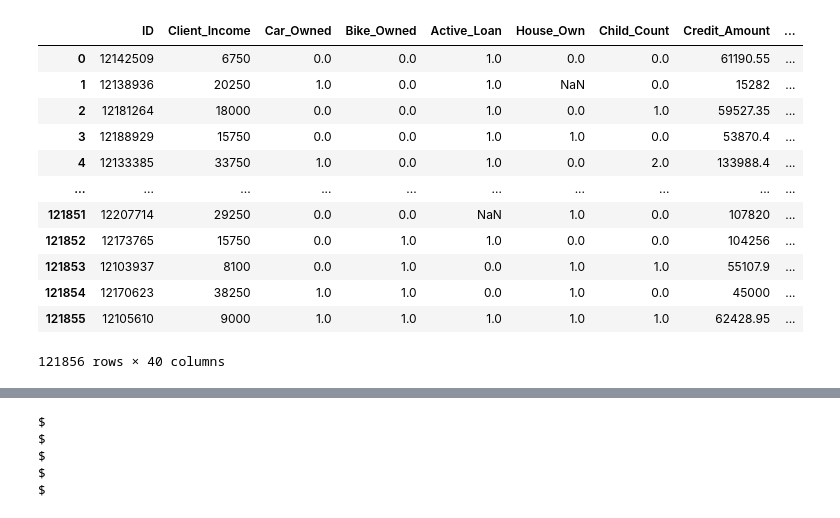
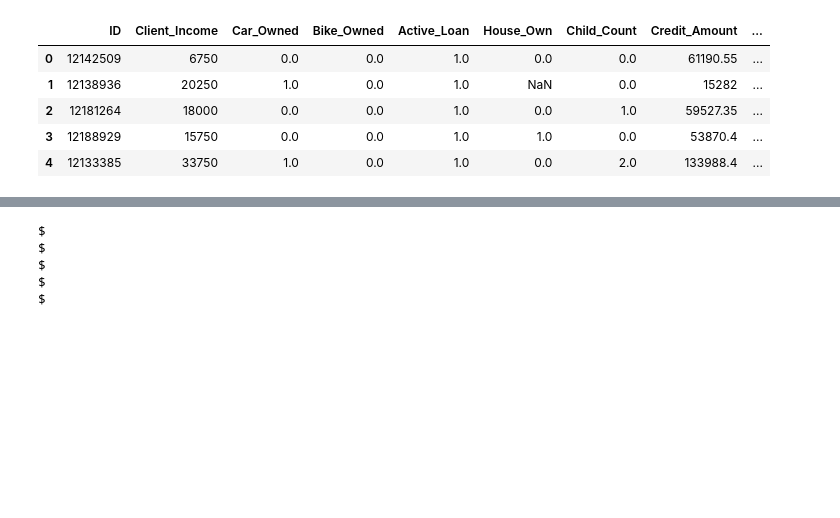
Before and after one commit to ahmetdzdrr/LogisticRegressionAnalysis, a Jupyter notebook: automobile_loan_data_analysis.ipynb, the cells around one changed output, grey strips where cells are left out. Saved outputs shown, nothing was run; the diff lists cells and outputs as text; code cells hidden in the pictures; blank space fills up the shorter version.

```diff
--- a/automobile_loan_data_analysis.ipynb
+++ b/automobile_loan_data_analysis.ipynb
@@ -12,16 +1,41 @@ df_al = df.copy()
+# %%
+import pandas as pd
+import numpy as np
+import matplotlib.pyplot as plt
+import seaborn as sns
+import warnings
+from sklearn.preprocessing import StandardScaler, MinMaxScaler
+from sklearn.preprocessing import LabelEncoder
+from sklearn.model_selection import train_test_split, cross_val_score
+from sklearn.linear_model import LinearRegression, Ridge, Lasso
+from sklearn.metrics import mean_squared_error, r2_score
+from sklearn.pipeline import Pipeline
+from sklearn.svm import LinearSVC
+from sklearn.linear_model import LogisticRegression
+from sklearn.metrics import accuracy_score
+from sklearn.metrics import classification_report
+from sklearn.metrics import log_loss
+from sklearn.metrics import confusion_matrix, roc_curve, auc
+from sklearn.model_selection import GridSearchCV
+
+warnings.filterwarnings("ignore")
+
+pd.set_option("display.max_columns",None)
+df = pd.read_csv("Automobile_Loan.csv")
+df_al = df.copy()
+
+# We have imported our libraries.
+# We applied a filter to ignore warnings.
+# We removed the column limit for the columns that will be created during the encoding process in our dataset.
+# We fetched our dataset.
+# We made a copy of our dataset. We used the copy operation for faster processing.
 # %%
-df_al
+df_al.head()
+# We called our dataset to take a look at it.
 # %% [output]
 |  | ID | Client_Income | Car_Owned | Bike_Owned | Active_Loan | House_Own | Child_Count | Credit_Amount | ... |
 | 0 | 12142509 | 6750 | 0.0 | 0.0 | 1.0 | 0.0 | 0.0 | 61190.55 | ... |
 | 1 | 12138936 | 20250 | 1.0 | 0.0 | 1.0 | NaN | 0.0 | 15282 | ... |
 | 2 | 12181264 | 18000 | 0.0 | 0.0 | 1.0 | 0.0 | 1.0 | 59527.35 | ... |
 | 3 | 12188929 | 15750 | 0.0 | 0.0 | 1.0 | 1.0 | 0.0 | 53870.4 | ... |
 | 4 | 12133385 | 33750 | 1.0 | 0.0 | 1.0 | 0.0 | 2.0 | 133988.4 | ... |
-| ... | ... | ... | ... | ... | ... | ... | ... | ... | ... |
-| 121851 | 12207714 | 29250 | 0.0 | 0.0 | NaN | 1.0 | 0.0 | 107820 | ... |
-| 121852 | 12173765 | 15750 | 0.0 | 1.0 | 1.0 | 0.0 | 0.0 | 104256 | ... |
-| 121853 | 12103937 | 8100 | 0.0 | 1.0 | 0.0 | 1.0 | 1.0 | 55107.9 | ... |
-| 121854 | 12170623 | 38250 | 1.0 | 1.0 | 0.0 | 1.0 | 0.0 | 45000 | ... |
-| 121855 | 12105610 | 9000 | 1.0 | 1.0 | 1.0 | 1.0 | 1.0 | 62428.95 | ... |
-121856 rows × 40 columns
```
Also changed, not shown: parts of 123 cells of this notebook.
